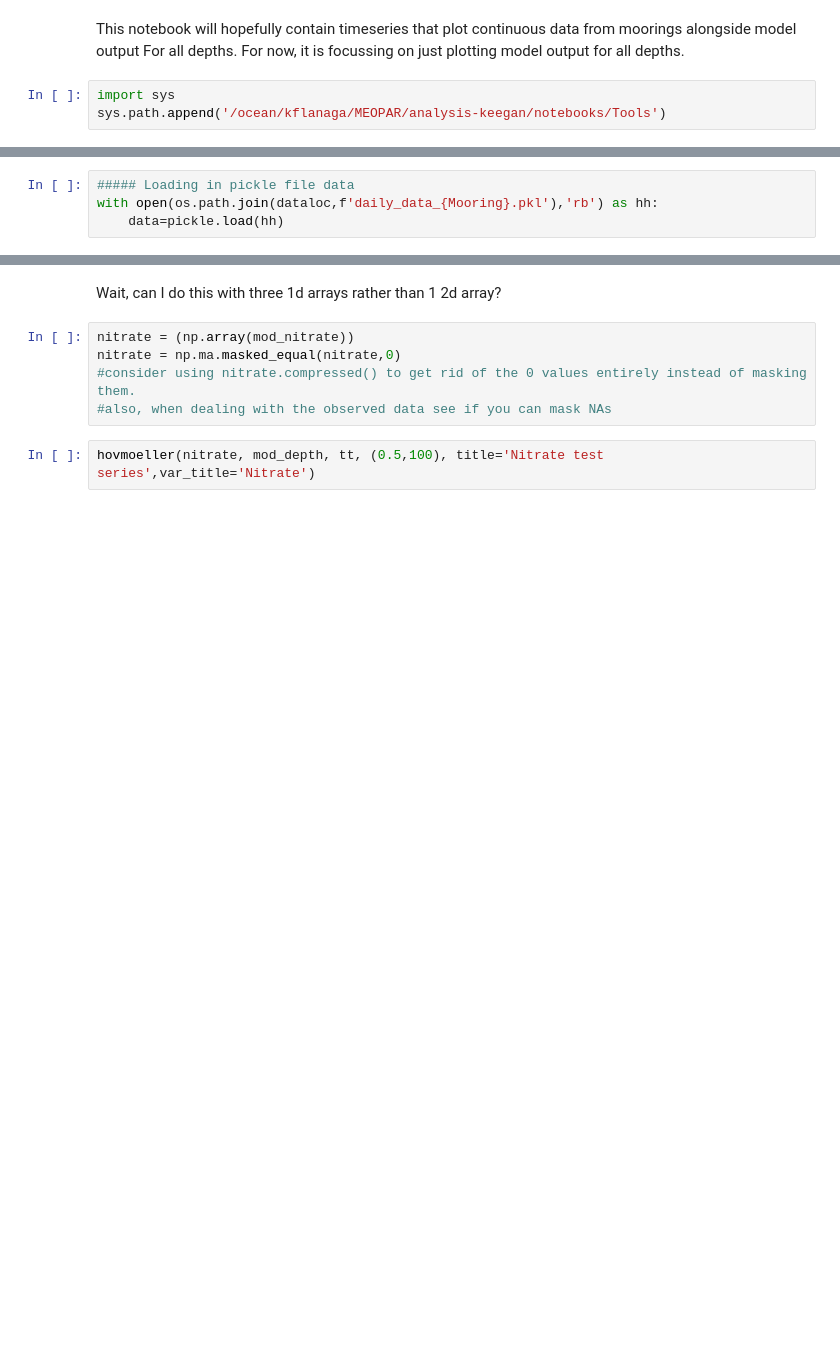
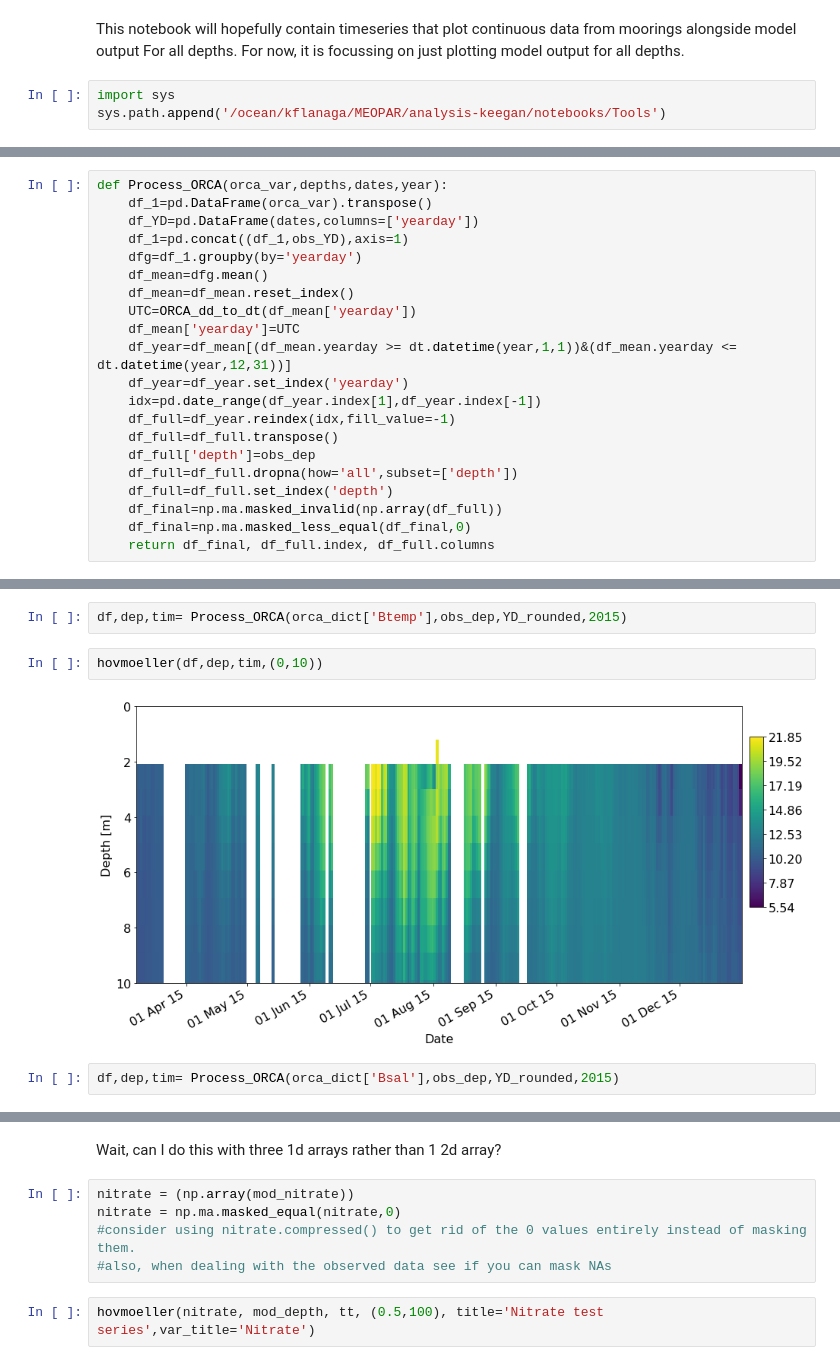
Before and after one commit to SalishSeaCast/analysis-keegan, a Jupyter notebook: notebooks/Evaluations/Continuous_Timeseries/New_format_practice.ipynb, the cells around one changed output, grey strips where cells are left out. Drawn from its saved outputs; the diff is of its cells as text; blank space fills up the shorter version.

Commit message:
Worked on Havmollers for observation data

```diff
--- a/notebooks/Evaluations/Continuous_Timeseries/New_format_practice.ipynb
+++ b/notebooks/Evaluations/Continuous_Timeseries/New_format_practice.ipynb
@@ -50 +101,22 @@ Mooring='Hoodsport'
+# %%
+def Process_ORCA(orca_var,depths,dates,year):
+    df_1=pd.DataFrame(orca_var).transpose()
+    df_YD=pd.DataFrame(dates,columns=['yearday'])
+    df_1=pd.concat((df_1,obs_YD),axis=1)
+    dfg=df_1.groupby(by='yearday')
+    df_mean=dfg.mean()
+    df_mean=df_mean.reset_index()
+    UTC=ORCA_dd_to_dt(df_mean['yearday'])
+    df_mean['yearday']=UTC
+    df_year=df_mean[(df_mean.yearday >= dt.datetime(year,1,1))&(df_mean.yearday <= dt.datetime(year,12,31))]
+    df_year=df_year.set_index('yearday')
+    idx=pd.date_range(df_year.index[1],df_year.index[-1])
+    df_full=df_year.reindex(idx,fill_value=-1)
+    df_full=df_full.transpose()
+    df_full['depth']=obs_dep
+    df_full=df_full.dropna(how='all',subset=['depth'])
+    df_full=df_full.set_index('depth')
+    df_final=np.ma.masked_invalid(np.array(df_full))
+    df_final=np.ma.masked_less_equal(df_final,0)
+    return df_final, df_full.index, df_full.columns
 # %%
@@ -81,7 +156,11 @@ def hovmoeller(variable, depth, dates_list, depth_range, title='',var_title=''):
     cbar.set_label(var_title)
 
     return
-# %%
-##### Loading in pickle file data
-with open(os.path.join(dataloc,f'daily_data_{Mooring}.pkl'),'rb') as hh:
-    data=pickle.load(hh)
+# %%
+df,dep,tim= Process_ORCA(orca_dict['Btemp'],obs_dep,YD_rounded,2015)
+# %%
+hovmoeller(df,dep,tim,(0,10))
+# %% [output]
+[figure, added]
+# %%
+df,dep,tim= Process_ORCA(orca_dict['Bsal'],obs_dep,YD_rounded,2015)
```
Also changed, not shown: parts of 24 cells of this notebook, 2 other files.
